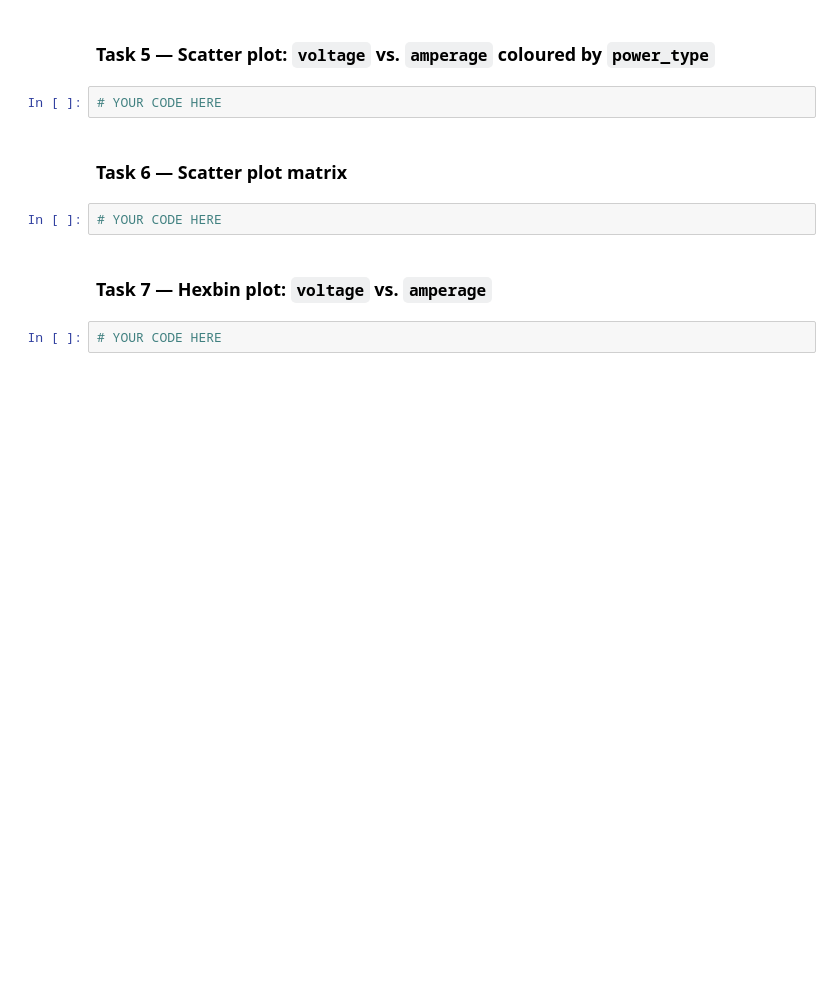
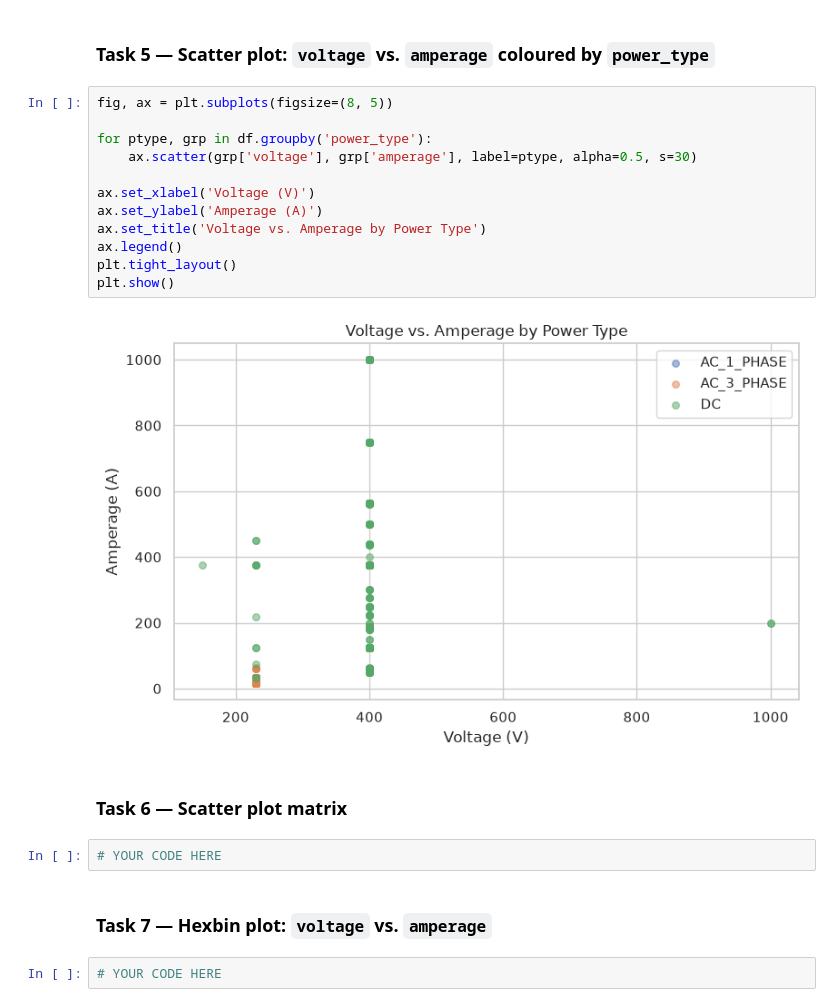
Before and after one commit to simonschmid30/python_exploratory_data_analysis, a Jupyter notebook: 03_graphical_eda/exercise_graphical_eda.ipynb, the cells around one changed output. Drawn from its saved outputs; the diff is of its cells as text; blank space fills up the shorter version.

```diff
--- a/03_graphical_eda/exercise_graphical_eda.ipynb
+++ b/03_graphical_eda/exercise_graphical_eda.ipynb
@@ -69,7 +121,19 @@ plt.show()
 # %% [markdown]
 ### Task 5 — Scatter plot: `voltage` vs. `amperage` coloured by `power_type`
-# %%
-# YOUR CODE HERE
+# %%
+fig, ax = plt.subplots(figsize=(8, 5))
+
+for ptype, grp in df.groupby('power_type'):
+    ax.scatter(grp['voltage'], grp['amperage'], label=ptype, alpha=0.5, s=30)
+
+ax.set_xlabel('Voltage (V)')
+ax.set_ylabel('Amperage (A)')
+ax.set_title('Voltage vs. Amperage by Power Type')
+ax.legend()
+plt.tight_layout()
+plt.show()
+# %% [output]
+[figure, added]
 # %% [markdown]
 ### Task 6 — Scatter plot matrix
 # %%
```
Also changed, not shown: parts of 9 cells of this notebook, 3 other files.
